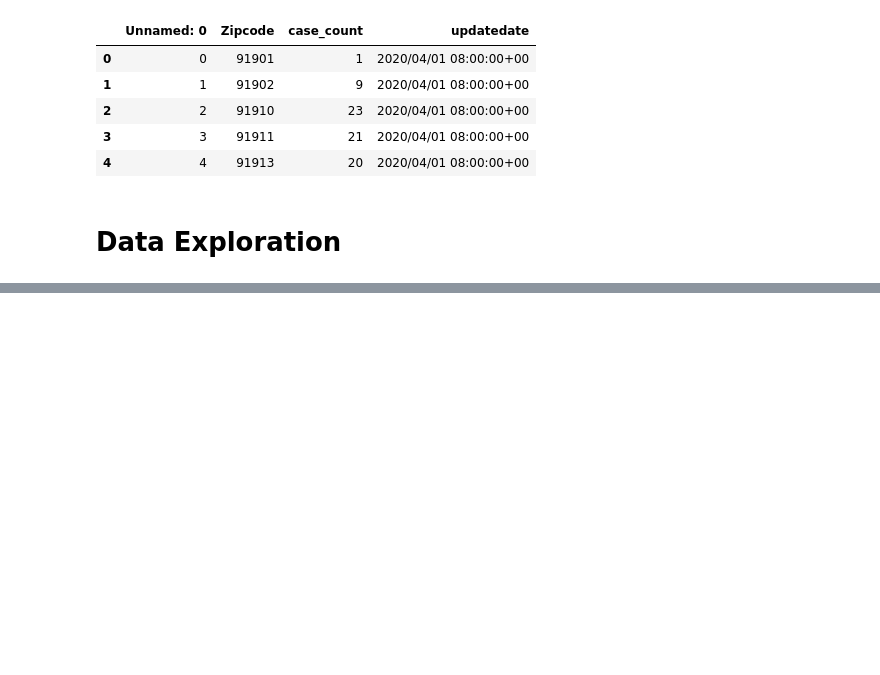
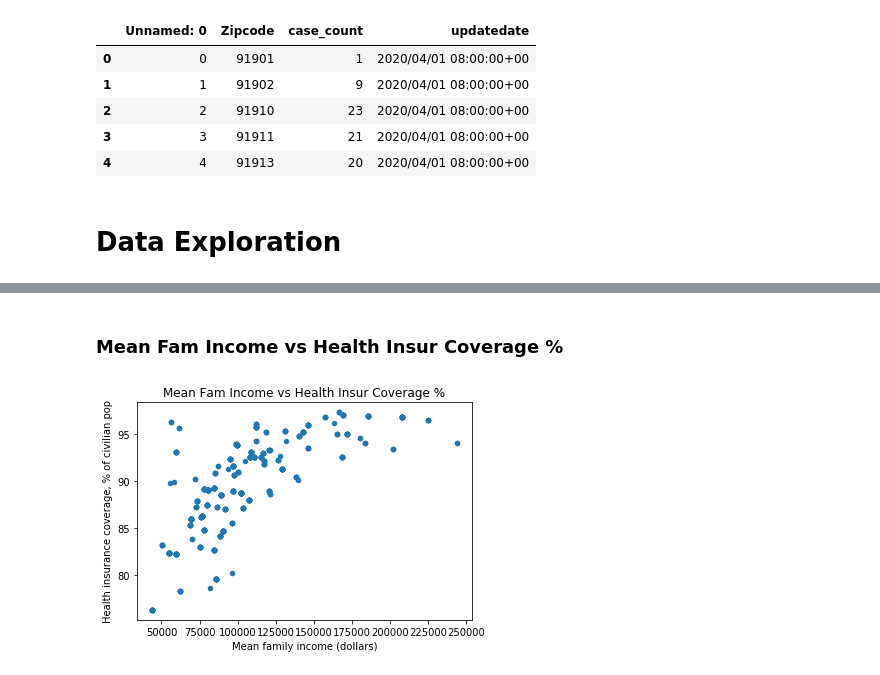
Before and after one commit to renaldyh27/COVID-Cool-for-School, a Jupyter notebook: Everything Cleaned.ipynb, the cells around one changed output, grey strips where cells are left out. Drawn from its saved outputs; the diff is of its cells as text; code cells hidden in the pictures; blank space fills up the shorter version.

```diff
--- a/Everything Cleaned.ipynb
+++ b/Everything Cleaned.ipynb
@@ -310,0 +271,3 @@ final
+# %%
+final = pd.read_csv('Datasets/schools_data.csv')
+final = final.drop(['Unnamed: 0'], axis = 1)
@@ -310,0 +318,7 @@ final
+# %% [markdown]
+### Mean Fam Income vs Health Insur Coverage %
+# %%
+final.plot.scatter(x='Mean family income (dollars)', y = 'Health insurance coverage, % of civilian pop').title.set_text(
+    "Mean Fam Income vs Health Insur Coverage %")
+# %% [output]
+[figure, added]
```
Also changed, not shown: parts of 26 cells of this notebook, 2 other files.
